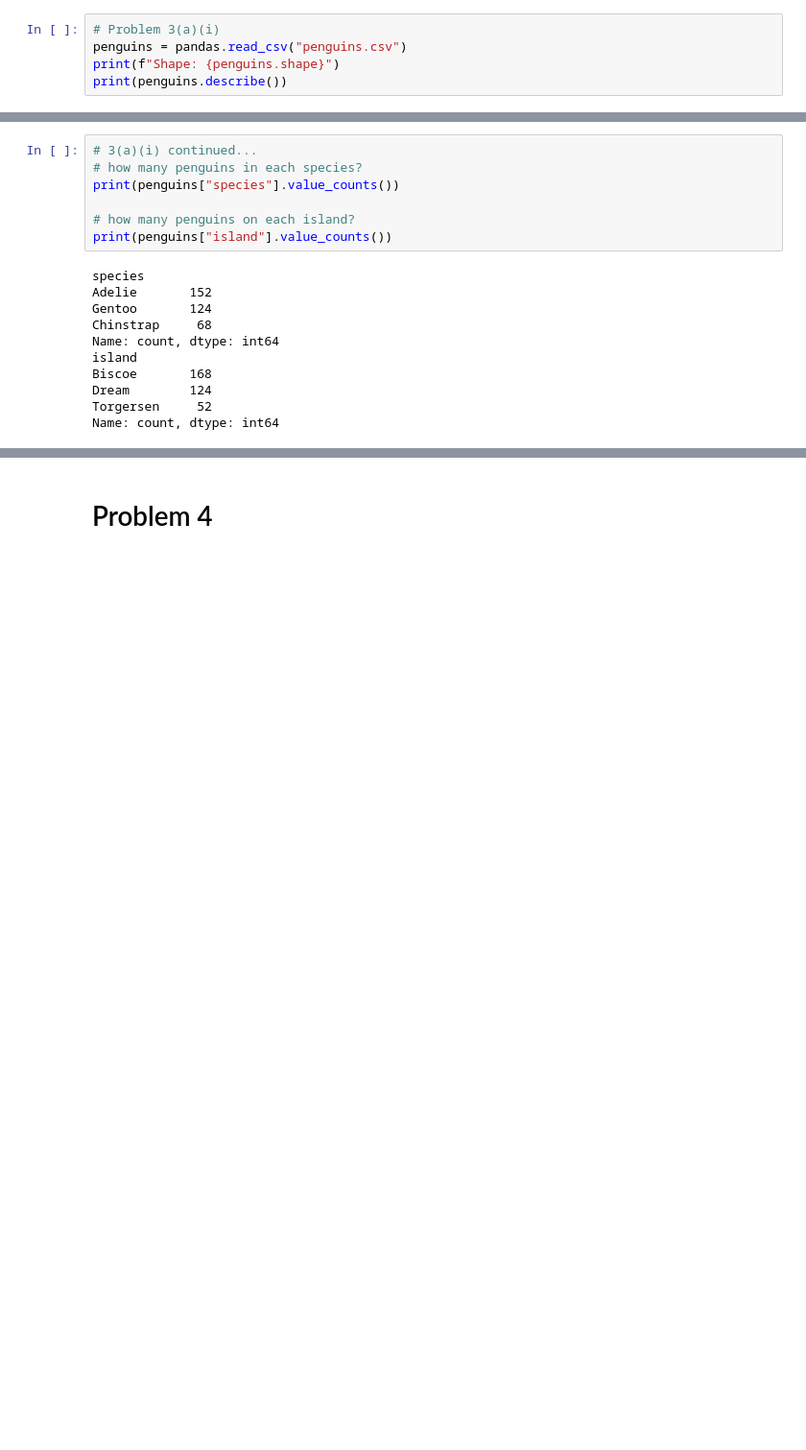
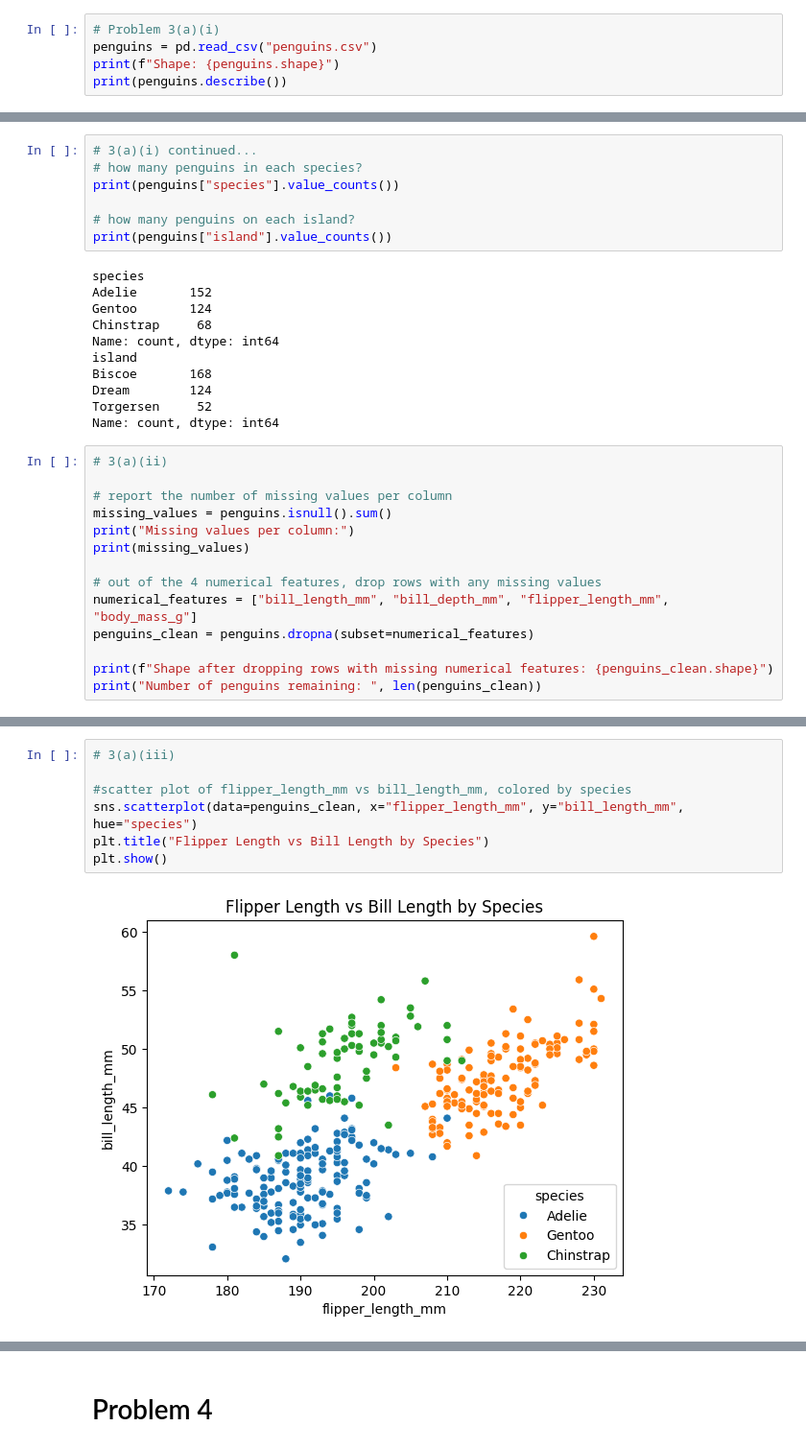
Before and after one commit to sonirohan/intro-ml, a Jupyter notebook: hw3/hw3.ipynb, the cells around one changed output, grey strips where cells are left out. Shown at 96% size. Cells and saved outputs as stored; diff of their text form; blank space fills up the shorter version.

```diff
--- a/hw3/hw3.ipynb
+++ b/hw3/hw3.ipynb
@@ -9,7 +9,7 @@ import matplotlib.pyplot as plt
 from sklearn.metrics import silhouette_score
 # %%
 # Problem 3(a)(i)
-penguins = pandas.read_csv("penguins.csv")
+penguins = pd.read_csv("penguins.csv")
 print(f"Shape: {penguins.shape}")
 print(penguins.describe())
 # %% [output]
@@ -51,3 +51,17 @@ Biscoe       168
 Dream        124
 Torgersen     52
 Name: count, dtype: int64
+# %%
+# 3(a)(ii)
+
+# report the number of missing values per column
+missing_values = penguins.isnull().sum()
+print("Missing values per column:")
+print(missing_values)
+
+# out of the 4 numerical features, drop rows with any missing values
+numerical_features = ["bill_length_mm", "bill_depth_mm", "flipper_length_mm", "body_mass_g"]
+penguins_clean = penguins.dropna(subset=numerical_features)
+
+print(f"Shape after dropping rows with missing numerical features: {penguins_clean.shape}")
+print("Number of penguins remaining: ", len(penguins_clean))
@@ -53,0 +81,9 @@ Name: count, dtype: int64
+# %%
+# 3(a)(iii)
+
+#scatter plot of flipper_length_mm vs bill_length_mm, colored by species
+sns.scatterplot(data=penguins_clean, x="flipper_length_mm", y="bill_length_mm", hue="species")
+plt.title("Flipper Length vs Bill Length by Species")
+plt.show()
+# %% [output]
+[figure, added]
```
Also changed, not shown: parts of 31 cells of this notebook.
